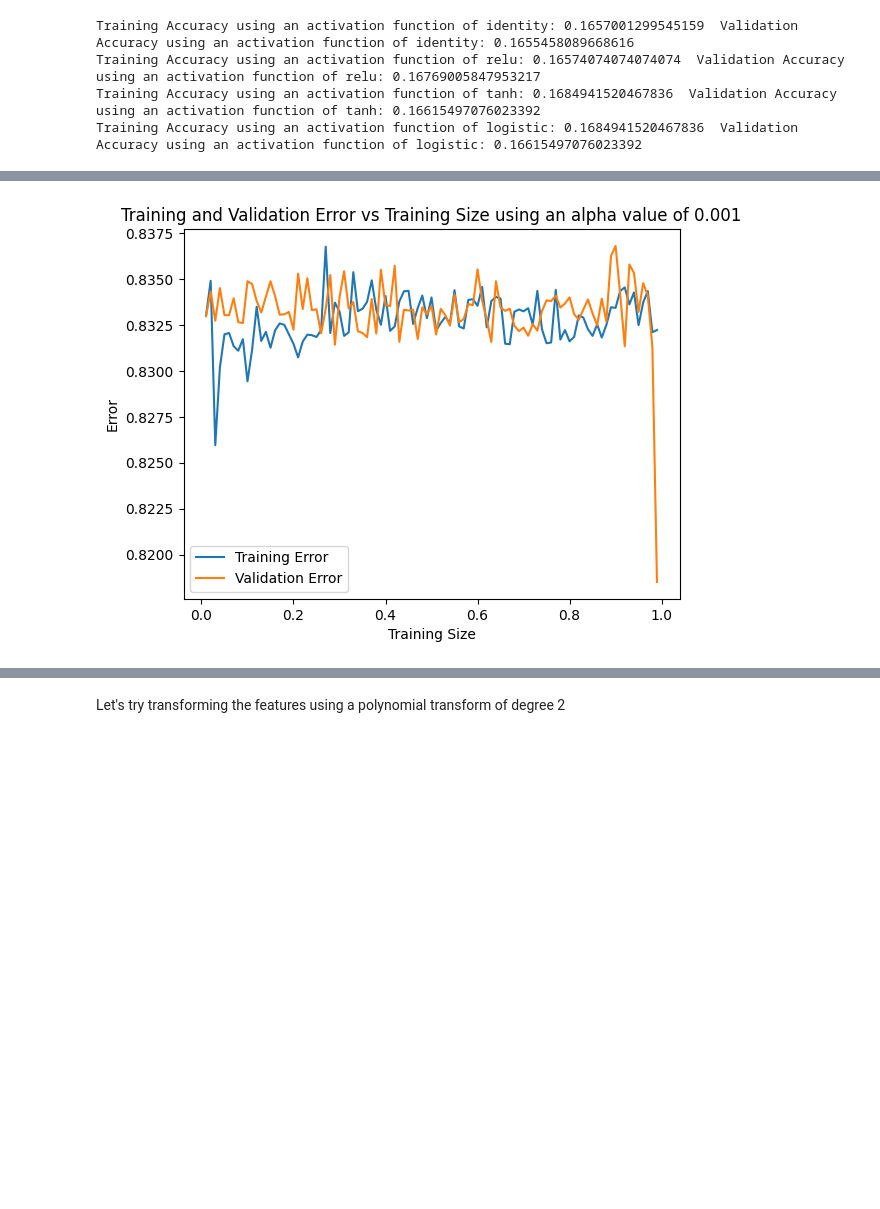
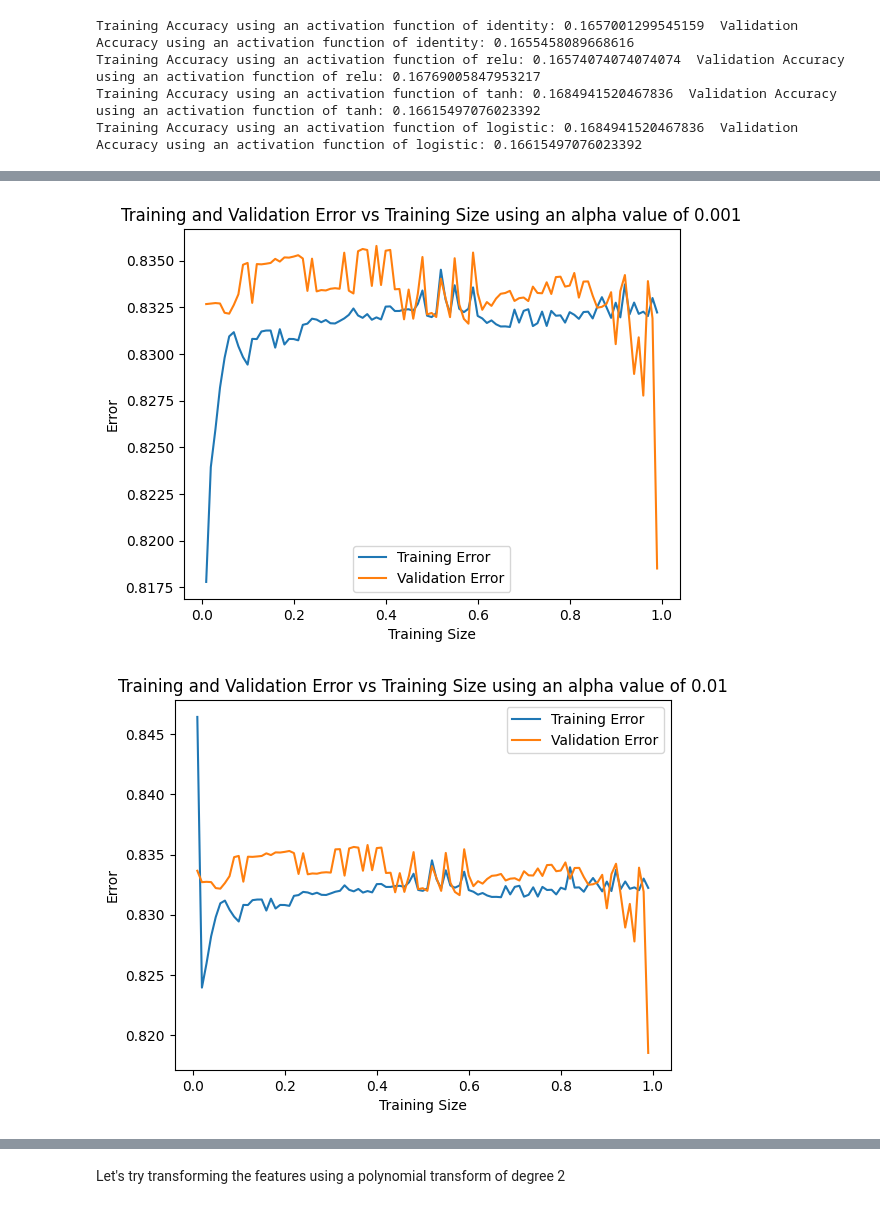
Before and after one commit to BeatrixEB/CS-UY4563.FinalProject, a Jupyter notebook: Machine_Learning_Project.ipynb, the cells around one changed output, grey strips where cells are left out. Cells and saved outputs as stored; diff of their text form; code cells hidden in the pictures; blank space fills up the shorter version.

```diff
--- a/Machine_Learning_Project.ipynb
+++ b/Machine_Learning_Project.ipynb
@@ -697,3 +614,22 @@ for i in range(len(activation_functions)):
 [figure]
 [figure]
 [figure]
+# %%
+activation_functions = ['identity','relu','tanh','logistic']
+
+for i in range(len(activation_functions)):
+    model = MLPClassifier(hidden_layer_sizes=(6,), activation=activation_functions[i], solver='adam', random_state=1, max_iter=300)
+    model.fit(X_train, y_train)
+
+    # Get the weights of the first layer
+    weights = model.coefs_[0]
+
+    # Plot the weights of each hidden layer
+    for j, weights in enumerate(model.coefs_):
+        plt.figure()
+        plt.title(f"Weights heatmap for layer {j + 1} with activation function {activation_functions[i]}")
+        plt.imshow(weights, cmap='viridis', aspect='auto')
+        plt.colorbar(label='Weight value')
+        plt.xlabel('Input features')
+        plt.ylabel('Hidden units')
+        plt.show()
@@ -729,7 +703,7 @@ for i in range(len(layouts_to_try)):
   test_error_arr = []
   for train_size in training_split_sizes:
       X_train, X_test, y_train, y_test = train_test_split(X, y, train_size=train_size, random_state=42)
-      model = MLPClassifier(hidden_layer_sizes=layouts_to_try[i],  activation='tanh', solver='adam', random_state=1, max_iter=300)
+      model = MLPClassifier(hidden_layer_sizes=layouts_to_try[i],  activation='relu', solver='adam', random_state=1, max_iter=300)
       model.fit(X_train, y_train)
 
       # Make predictions
@@ -761,7 +775,7 @@ for i in range(len(layouts_to_try)):
 # %%
 layouts_to_try = [(6),(25,6),(50,25,6),(100,50,25,6)]
 for i in range(len(layouts_to_try)):
-  model = MLPClassifier(hidden_layer_sizes=layouts_to_try[i],activation='tanh', solver='adam', random_state=1, max_iter=300)
+  model = MLPClassifier(hidden_layer_sizes=layouts_to_try[i],activation='relu', solver='adam', random_state=1, max_iter=300)
   model.fit(X_train, y_train)
 
   # Make predictions
@@ -781,0 +794,20 @@ Based on the results above, increasing the number of layers causes the model to
+# %%
+
+layouts_to_try = [(6,), (25, 6), (50, 25, 6), (100, 50, 25, 6)]
+
+for i in range(len(layouts_to_try)):
+    model = MLPClassifier(hidden_layer_sizes=layouts_to_try[i], activation='relu', solver='adam', random_state=1, max_iter=300)
+    model.fit(X_train, y_train)
+
+    # Make predictions
+    y_pred_train = model.predict(X_train)
+    y_pred_test = model.predict(X_test)
+
+    # Calculate precision and recall
+    precision_train = precision_score(y_train, y_pred_train, average='macro')
+    precision_test = precision_score(y_test, y_pred_test, average='macro')
+    recall_train = recall_score(y_train, y_pred_train, average='macro')
+    recall_test = recall_score(y_test, y_pred_test, average='macro')
+
+    print(f"Training precision using a hidden layer layout of ({layouts_to_try[i]}):", precision_train,f" Validation precision using a hidden layer layout of {layouts_to_try[i]}:",precision_test)
+    print(f"Training recall using a hidden layer layout of ({layouts_to_try[i]}):", recall_train,f" Validation recall using a hidden layer layout of {layouts_to_try[i]}:",recall_test)
@@ -786,32 +827,33 @@ alpha_vals = [10**i for i in range(-3,4)]
 for i in range(len(alpha_vals)):
   training_split_sizes = [i * (10 ** (-2)) for i in range(1, 100)]
   train_error_arr = []
   test_error_arr = []
   for train_size in training_split_sizes:
       X_train, X_test, y_train, y_test = train_test_split(X, y, train_size=train_size, random_state=42)
-      model = MLPClassifier(hidden_layer_sizes=(100,50,25,6),  alpha = alpha_vals[i], activation='tanh', solver='adam', random_state=1, max_iter=300)
+      model = MLPClassifier(hidden_layer_sizes=(50,25,6),  alpha = alpha_vals[i], activation='relu', solver='adam', random_state=1, max_iter=300)
       model.fit(X_train, y_train)
 
       # Make predictions
       y_pred_train = model.predict(X_train)
       y_pred_test = model.predict(X_test)
 
       # Calculate accuracy
       error_train = 1 - accuracy_score(y_train, y_pred_train)
       error_test = 1 -accuracy_score(y_test, y_pred_test)
 
       train_error_arr.append(error_train)
       test_error_arr.append(error_test)
 
       #print(f"Training Accuracy using size = {train_size:.2f}: {accuracy_train:.4f}, Validation Accuracy using size = {train_size:.2f}: {accuracy_test:.4f}")
 
   # Plotting the results
   plt.plot(training_split_sizes, train_error_arr, label='Training Error')
   plt.plot(training_split_sizes, test_error_arr, label='Validation Error')
   plt.xlabel('Training Size')
   plt.ylabel('Error')
   plt.title(f'Training and Validation Error vs Training Size using an alpha value of {alpha_vals[i]}')
   plt.legend()
   plt.show()
 # %% [output]
-[figure, old version]
+[figure, new version]
+[figure, added]
```
Also changed, not shown: parts of 38 cells of this notebook.
